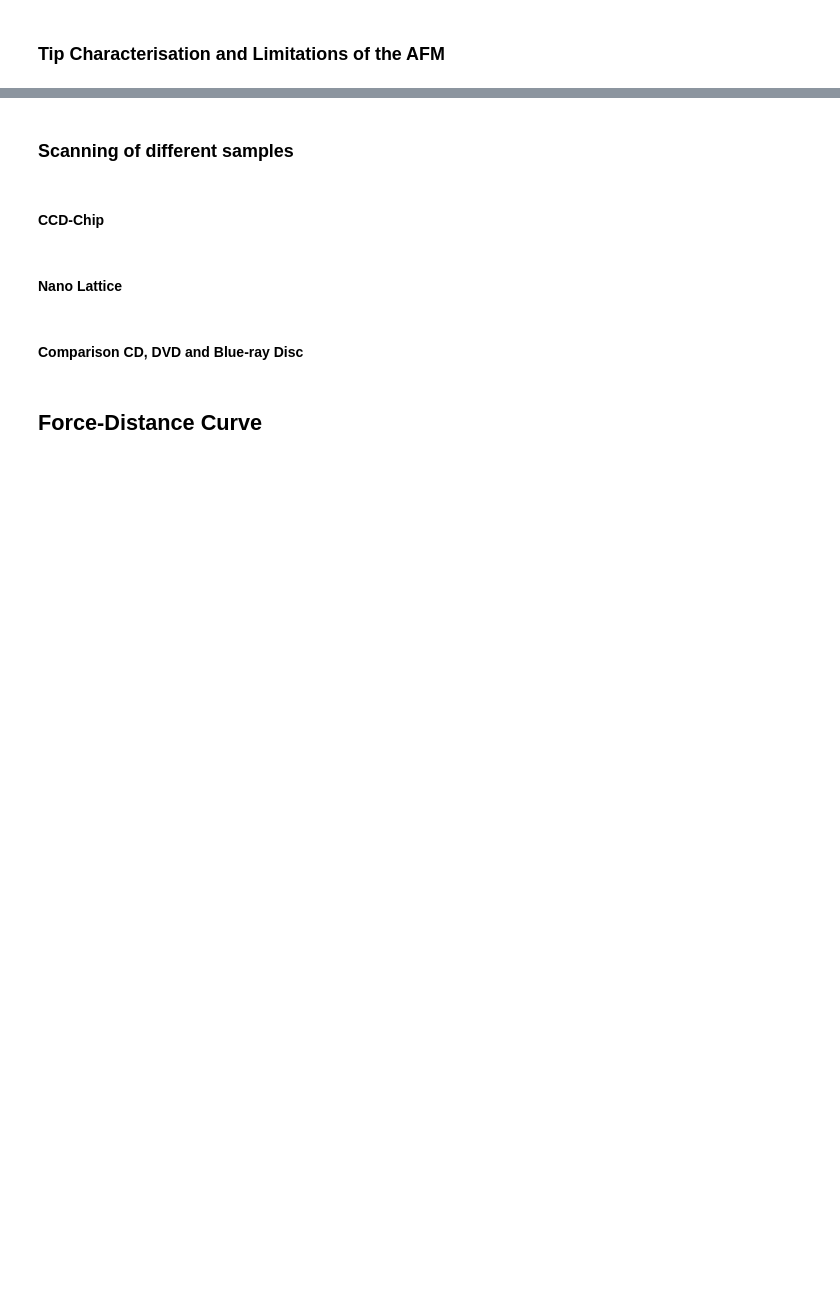
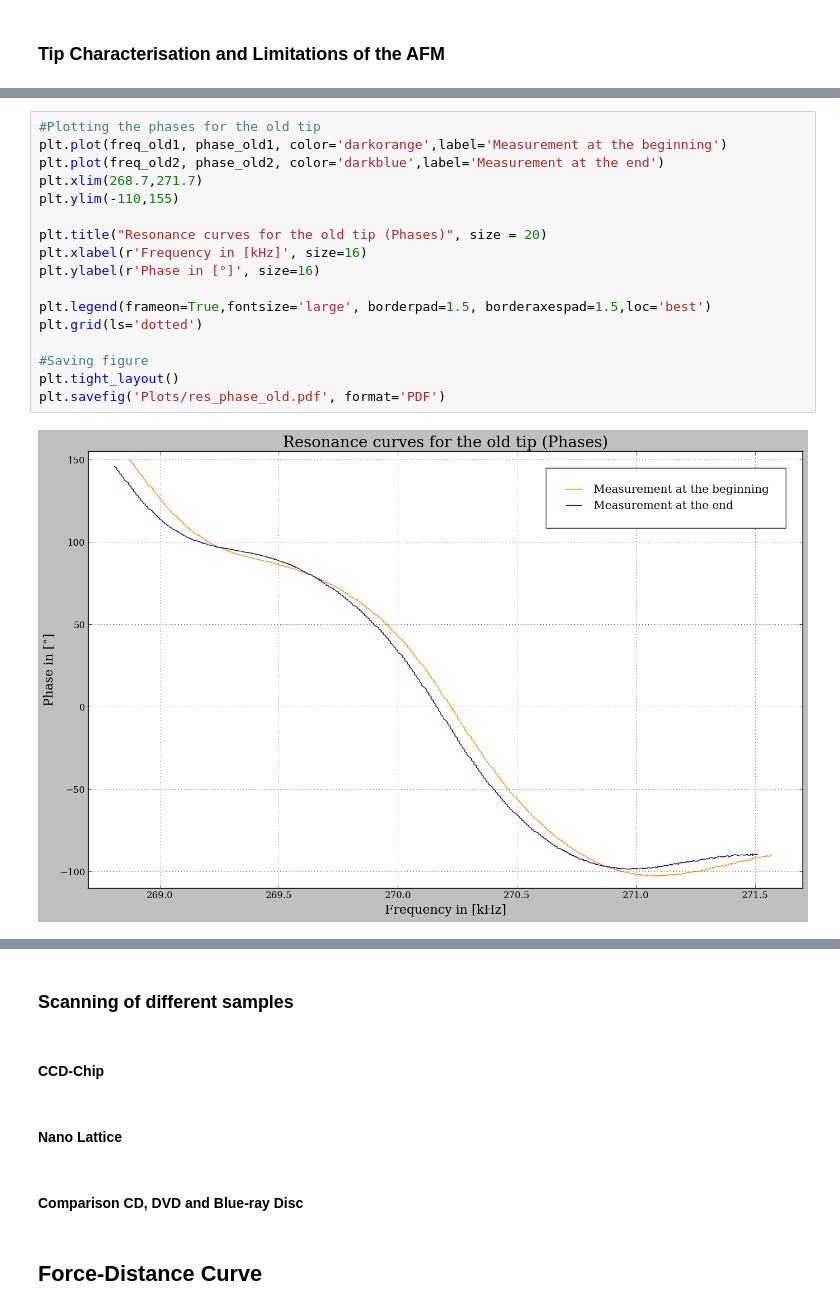
Before and after one commit to mathieukaltschmidt/FP-physics-lab-course, a Jupyter notebook: F29 Atomic Force Microscopy/Python/F29.ipynb, the cells around one changed output, grey strips where cells are left out. Saved outputs shown, nothing was run; the diff lists cells and outputs as text; blank space fills up the shorter version.

```diff
--- a/F29 Atomic Force Microscopy/Python/F29.ipynb
+++ b/F29 Atomic Force Microscopy/Python/F29.ipynb
@@ -25,0 +76,19 @@ plt.rcParams['errorbar.capsize']=2
+# %%
+#Plotting the phases for the old tip
+plt.plot(freq_old1, phase_old1, color='darkorange',label='Measurement at the beginning')
+plt.plot(freq_old2, phase_old2, color='darkblue',label='Measurement at the end')
+plt.xlim(268.7,271.7)
+plt.ylim(-110,155)
+
+plt.title("Resonance curves for the old tip (Phases)", size = 20)
+plt.xlabel(r'Frequency in [kHz]', size=16)
+plt.ylabel(r'Phase in [°]', size=16)
+
+plt.legend(frameon=True,fontsize='large', borderpad=1.5, borderaxespad=1.5,loc='best')
+plt.grid(ls='dotted')
+
+#Saving figure
+plt.tight_layout()
+plt.savefig('Plots/res_phase_old.pdf', format='PDF')
+# %% [output]
+[figure, added]
```
Also changed, not shown: parts of 14 cells of this notebook, 58 other files.
